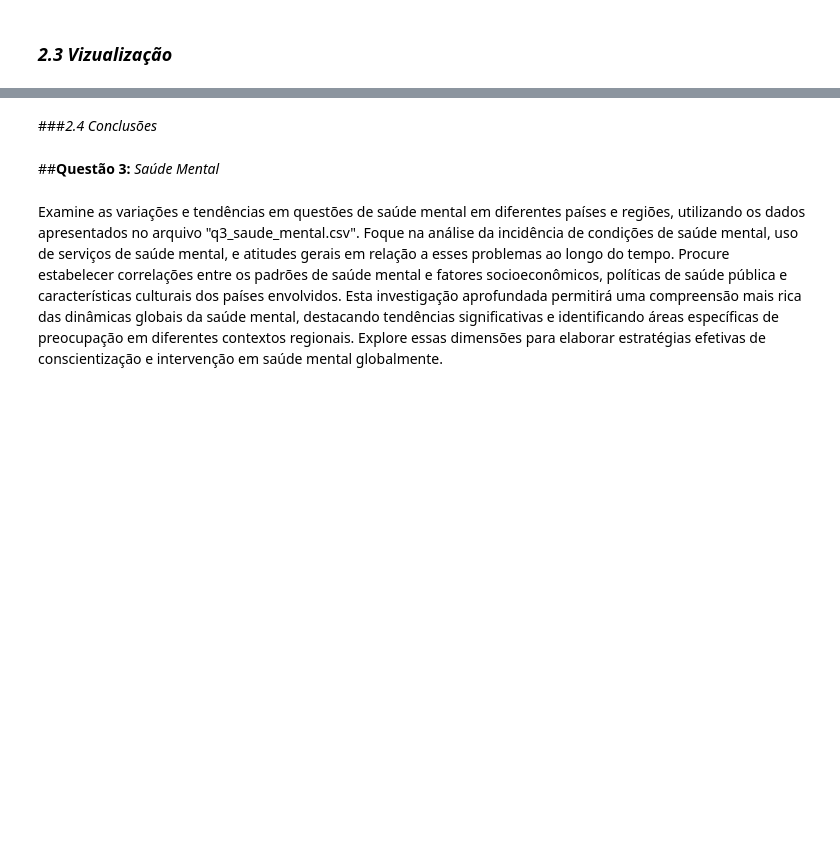
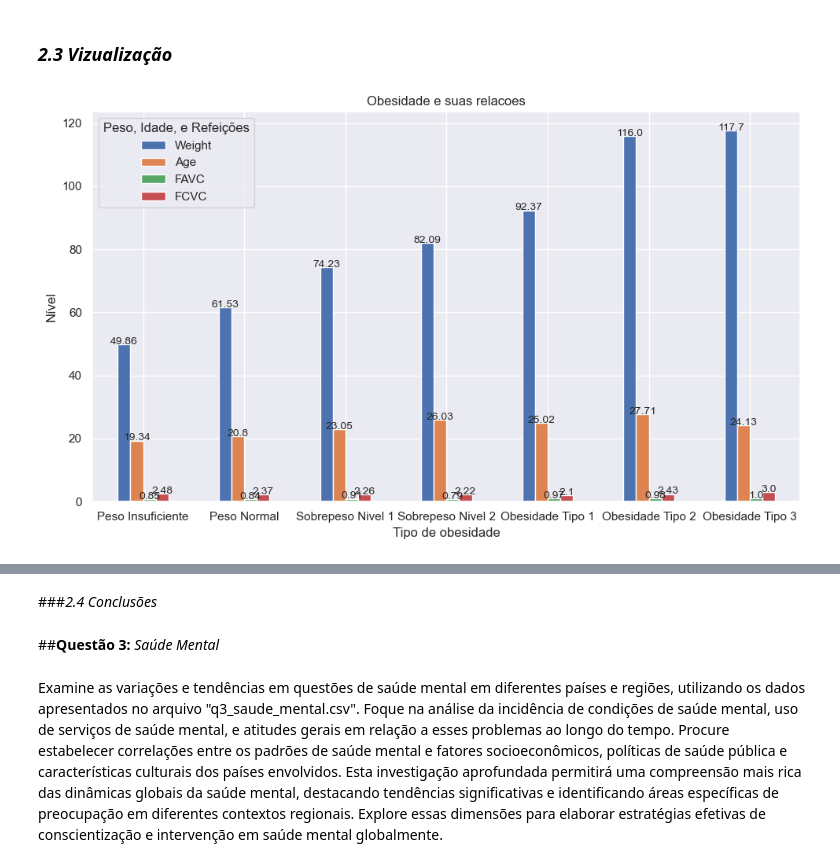
Before and after one commit to talesnobre/Trainees2, a Jupyter notebook: Notebook 2/Aula_EDA.ipynb, the cells around one changed output, grey strips where cells are left out. Cells and saved outputs as stored; diff of their text form; code cells hidden in the pictures; blank space fills up the shorter version.

Commit message:
feat: add q2 notebook daniel

```diff
--- a/Notebook 2/Aula_EDA.ipynb
+++ b/Notebook 2/Aula_EDA.ipynb
@@ -191,0 +195,5 @@ Examine as tendências de mudança de temperatura ao longo dos anos, conforme ap
+# %%
+#Insira seu código aqui
+dataset1 = 'C:\\Users\\Meu Computador\\Trainees2\\Notebook 2\\Trainees 2 - EDA\\obesity_level.csv'
+df = pd.read_csv(dataset1)
+df.head(10)
@@ -195,0 +239,30 @@ Examine as tendências de mudança de temperatura ao longo dos anos, conforme ap
+# %%
+# Código com o plot do gráfico
+# obesidade_nivel_sorted.head(10) testar o df com sorted.
+
+ax = obesidade_nivel_sorted.plot(kind='bar', figsize=(10, 6)) # plotar o gráfico
+new_labels = {
+    0: 'Peso Insuficiente',
+    1: 'Peso Normal',
+    2: 'Sobrepeso Nivel 1',
+    3: 'Sobrepeso Nivel 2',
+    4: 'Obesidade Tipo 1',
+    5: 'Obesidade Tipo 2',
+    6: 'Obesidade Tipo 3',
+
+} # Como eu havia feito a alteração de nome para númerico no dataframe, para ficar mais legível no gráfico, coloquei em texto.
+ax.set_xticklabels([new_labels.get(int(label.get_text()), label.get_text()) for label in ax.get_xticklabels()])
+
+for i in ax.patches:
+    ax.text(i.get_x() + i.get_width() / 2, i.get_height() + 0.05, str(round(i.get_height(), 2)), ha='center', fontsize=10)
+
+plt.title('Obesidade e suas relacoes')
+plt.xlabel('Tipo de obesidade')
+plt.ylabel('Nível')
+plt.xticks(rotation=0)
+plt.legend(title='Peso, Idade, e Refeições')
+
+plt.tight_layout()
+plt.show()
+# %% [output]
+[figure, added]
```
Also changed, not shown: parts of 11 cells of this notebook, 1 other file.
